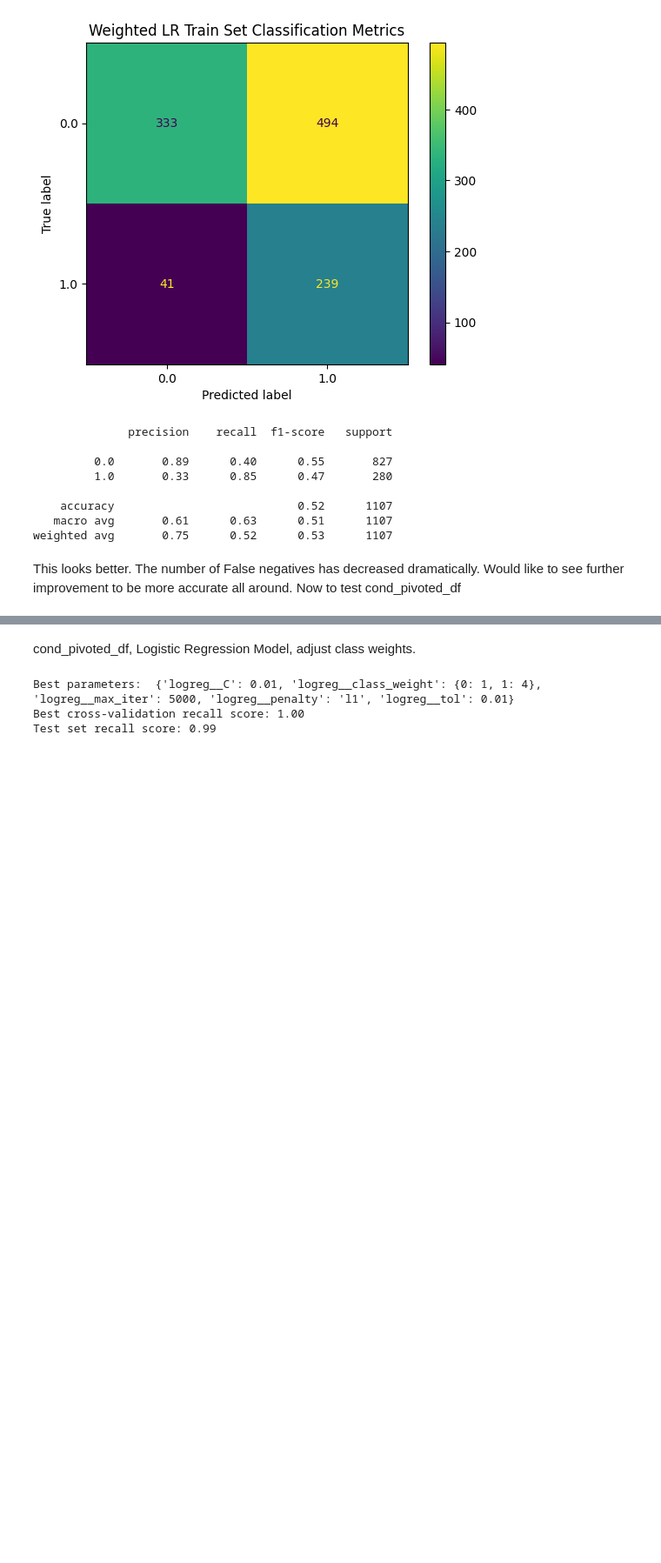
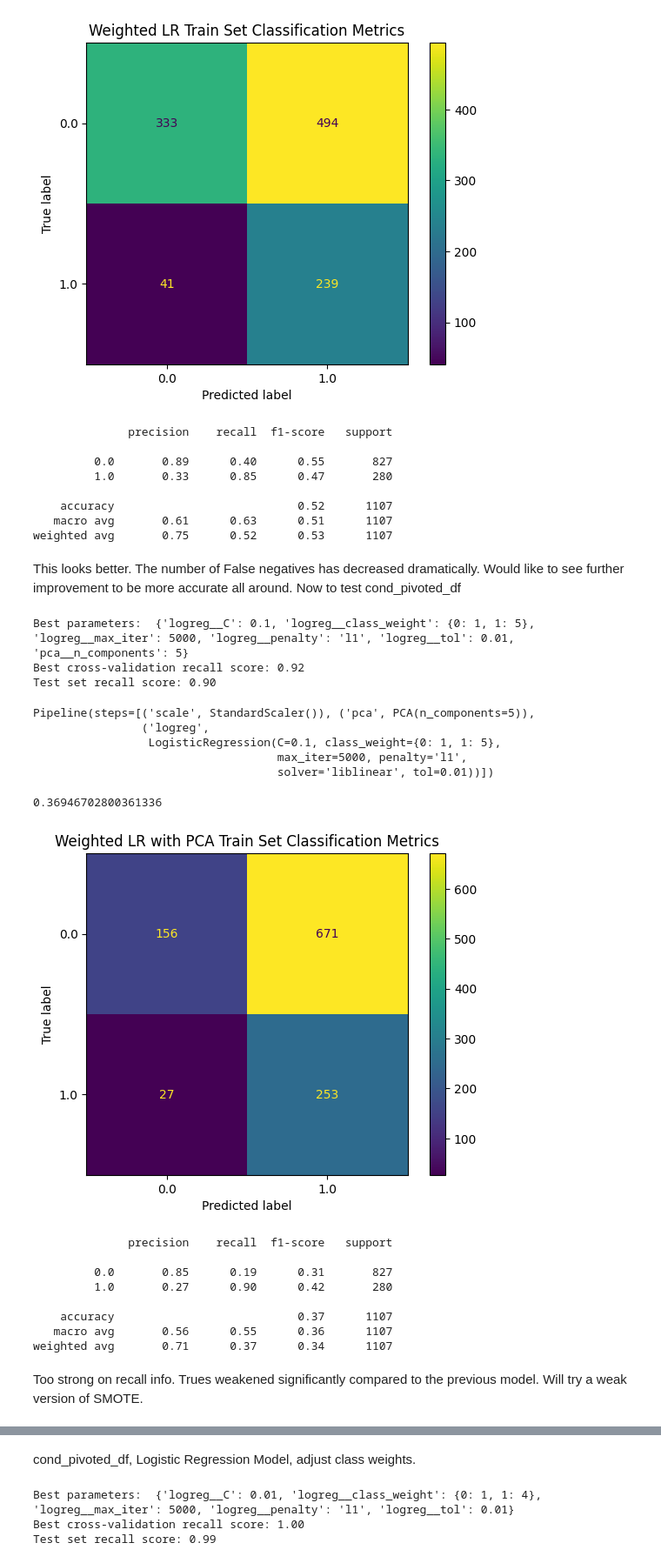
Before and after one commit to jjstreaman/Project_5_, a Jupyter notebook: model_notebook_2.ipynb, the cells around one changed output, grey strips where cells are left out. Shown at 87% size. Saved outputs shown, nothing was run; the diff lists cells and outputs as text; code cells hidden in the pictures; blank space fills up the shorter version.

```diff
--- a/model_notebook_2.ipynb
+++ b/model_notebook_2.ipynb
@@ -384,0 +401,69 @@ Now to test cond_pivoted_df
+# %%
+logreg_pipeline = Pipeline([
+    ('scale', StandardScaler()),
+    ('pca', PCA()),
+    ('logreg', LogisticRegression(solver='liblinear'))
+])
+
+class_weights = [None, 'balanced', {0: 1, 1: 2}, {0: 1, 1: 3}, {0: 1, 1: 4}, {0: 1, 1: 5}]
+param_grid = {
+    'pca__n_components': [5, 10, 20, 30],
+    'logreg__C': [0.01, 0.1, 1, 10],
+    'logreg__penalty': ['l1', 'l2'],
+    'logreg__class_weight': class_weights,
+    'logreg__max_iter': [5000],
+    'logreg__tol': [0.01]
+}
+
+recall_scorer = make_scorer(recall_score, pos_label=1)
+grid_search = GridSearchCV(logreg_pipeline, param_grid, cv=5, scoring=recall_scorer, n_jobs=-1)
+grid_search.fit(X_train, y_train)
+
+print("Best parameters: ", grid_search.best_params_)
+print("Best cross-validation recall score: {:.2f}".format(grid_search.best_score_))
+
+best_model = grid_search.best_estimator_
+y_pred = best_model.predict(X_test)
+print("Test set recall score: {:.2f}".format(recall_score(y_test, y_pred)))
+# %% [output]
+Best parameters:  {'logreg__C': 0.1, 'logreg__class_weight': {0: 1, 1: 5}, 'logreg__max_iter': 5000, 'logreg__penalty': 'l1', 'logreg__tol': 0.01, 'pca__n_components': 5}
+Best cross-validation recall score: 0.92
+Test set recall score: 0.90
+# %%
+logreg_pipeline = Pipeline([
+    ('scale', StandardScaler()),
+    ('pca', PCA(n_components=5)),
+    ('logreg', LogisticRegression(penalty='l1', C=0.1, class_weight={0:1, 1:5}, max_iter=5000, tol=0.01, solver='liblinear'))
+])
+# %%
+logreg_pipeline.fit(X_train, y_train)
+# %% [output]
+Pipeline(steps=[('scale', StandardScaler()), ('pca', PCA(n_components=5)),
+                ('logreg',
+                 LogisticRegression(C=0.1, class_weight={0: 1, 1: 5},
+                                    max_iter=5000, penalty='l1',
+                                    solver='liblinear', tol=0.01))])
+# %%
+logreg_pipeline.score(X_test, y_test)
+# %% [output]
+0.36946702800361336
+# %%
+y_pred = logreg_pipeline.predict(X_test)
+# %%
+ConfusionMatrixDisplay.from_predictions(y_test, y_pred)
+plt.title('Weighted LR with PCA Train Set Classification Metrics')
+plt.show()
+print(classification_report(y_test, y_pred))
+# %% [output]
+[figure, added]
+              precision    recall  f1-score   support
+
+         0.0       0.85      0.19      0.31       827
+         1.0       0.27      0.90      0.42       280
+
+    accuracy                           0.37      1107
+   macro avg       0.56      0.55      0.36      1107
+weighted avg       0.71      0.37      0.34      1107
+# %% [markdown]
+Too strong on recall info. Trues weakened significantly compared to the previous model.
+Will try a weak version of SMOTE.
```
Also changed, not shown: parts of 88 cells of this notebook, 3 other files.
